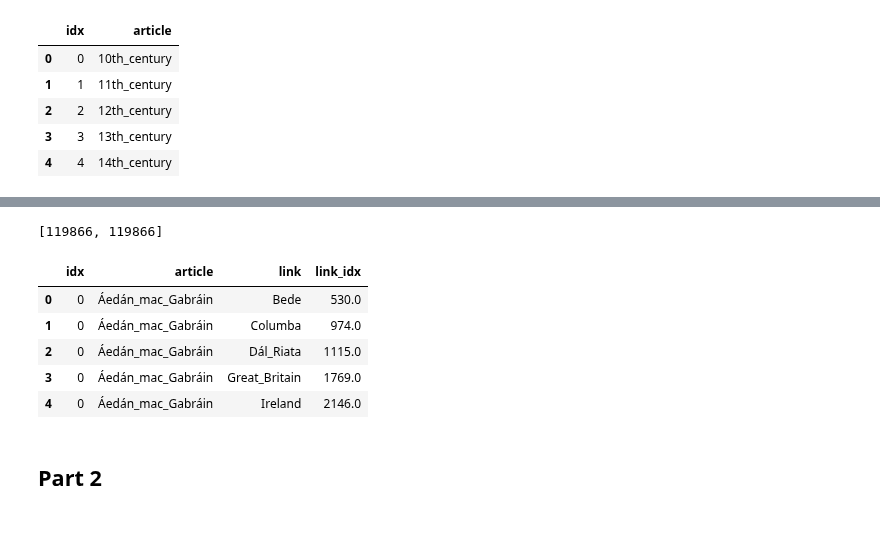
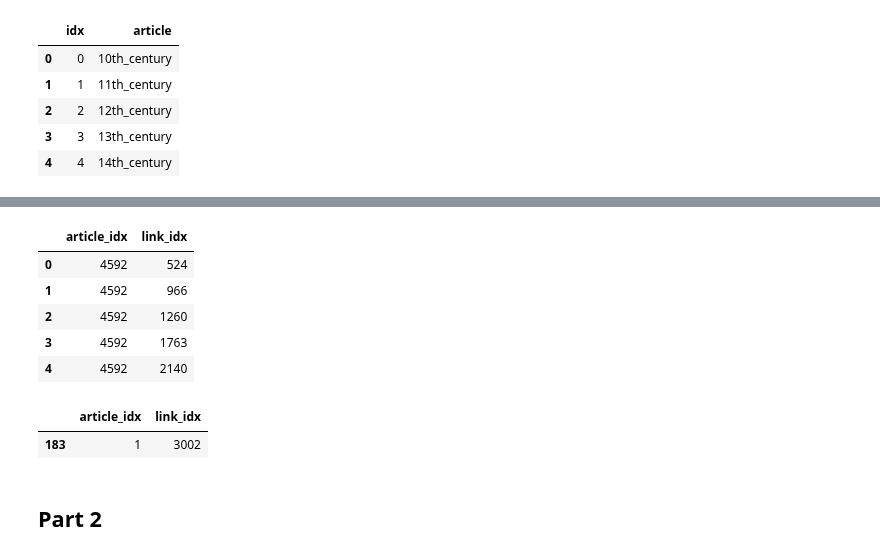
Before and after one commit to isabelaconstantin/wikinet, a Jupyter notebook: milestone1/1_network_properties.ipynb, the cells around one changed output, grey strips where cells are left out. Cells and saved outputs as stored; diff of their text form; code cells hidden in the pictures; blank space fills up the shorter version.

```diff
--- a/milestone1/1_network_properties.ipynb
+++ b/milestone1/1_network_properties.ipynb
@@ -140,10 +179,3 @@ nodes.head()
 | 2 | 2 | 12th_century |
 | 3 | 3 | 13th_century |
 | 4 | 4 | 14th_century |
-# %%
-edges = pd.read_csv(data_path + 'links.tsv', sep='\t', names=['article', 'link'], skiprows=12)
-edges['article'] = edges['article'].apply(decode_utf8)
-edges['link'] = edges['link'].apply(decode_utf8)
-edges = nodes.merge(edges)
-print(len(edges))
-edges.head()
@@ -178,18 +182,18 @@ edges.loc[edges['idx']==530]
-# %%
-#e = edges.merge(nodes.rename(columns={'uid':'link_uid', 'link':'article'}), left_on='link', right_on='article', how='left')
-edge_map = nodes.rename(columns={'idx':'link_idx', 'article':'link'})
-e = edges.merge(edge_map, on='link', how='left')
-#e.drop(columns=['link', 'article'], inplace=True)
-print([len(edges), len(e)])
-e.head()
-# %% [output]
-[119866, 119866]
-|  | idx | article | link | link_idx |
-| 0 | 0 | Áedán_mac_Gabráin | Bede | 530.0 |
-| 1 | 0 | Áedán_mac_Gabráin | Columba | 974.0 |
-| 2 | 0 | Áedán_mac_Gabráin | Dál_Riata | 1115.0 |
-| 3 | 0 | Áedán_mac_Gabráin | Great_Britain | 1769.0 |
-| 4 | 0 | Áedán_mac_Gabráin | Ireland | 2146.0 |
+# %%
+# map nodes to indicies
+node_map = dict(zip( nodes.article, nodes.idx))
+# %%
+edges['article_idx'] = edges['article'].apply(lambda x: node_map[x])
+edges['link_idx'] = edges['link'].apply(lambda x: node_map[x])
+edges = edges.drop(columns=['article', 'link'])
+edges.head()
+# %% [output]
+|  | article_idx | link_idx |
+| 0 | 4592 | 524 |
+| 1 | 4592 | 966 |
+| 2 | 4592 | 1260 |
+| 3 | 4592 | 1763 |
+| 4 | 4592 | 2140 |
 # %%
 n_nodes = len(nodes)
 adjacency = np.zeros((n_nodes, n_nodes), dtype=int)
@@ -202,6 +206,13 @@ for idx, row in e.iterrows():
     # TODO: which index is which? this matters since it is a directed graph
     # -> node i (row i) links to node j (column j)
     adjacency[i, j] = 1
+# %%
+# sanity checks
+adjacency[1][3002] == 1 # there is a link between page 1 and 3002
+edges.loc[(edges['article_idx'] == 1) & (edges['link_idx'] ==  3002)]
+# %% [output]
+|  | article_idx | link_idx |
+| 183 | 1 | 3002 |
 # %% [markdown]
 ## Part 2
 # %% [markdown]
```
Also changed, not shown: parts of 13 cells of this notebook.
